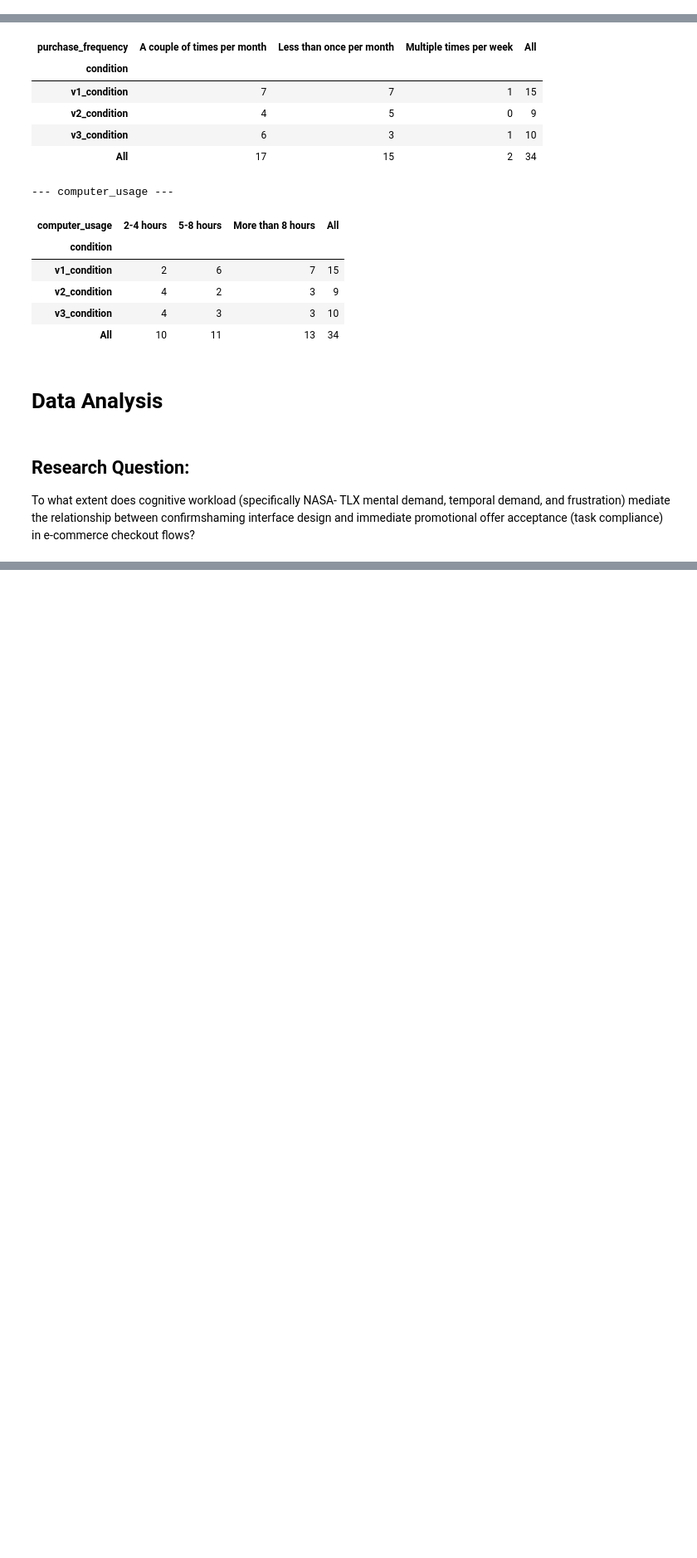
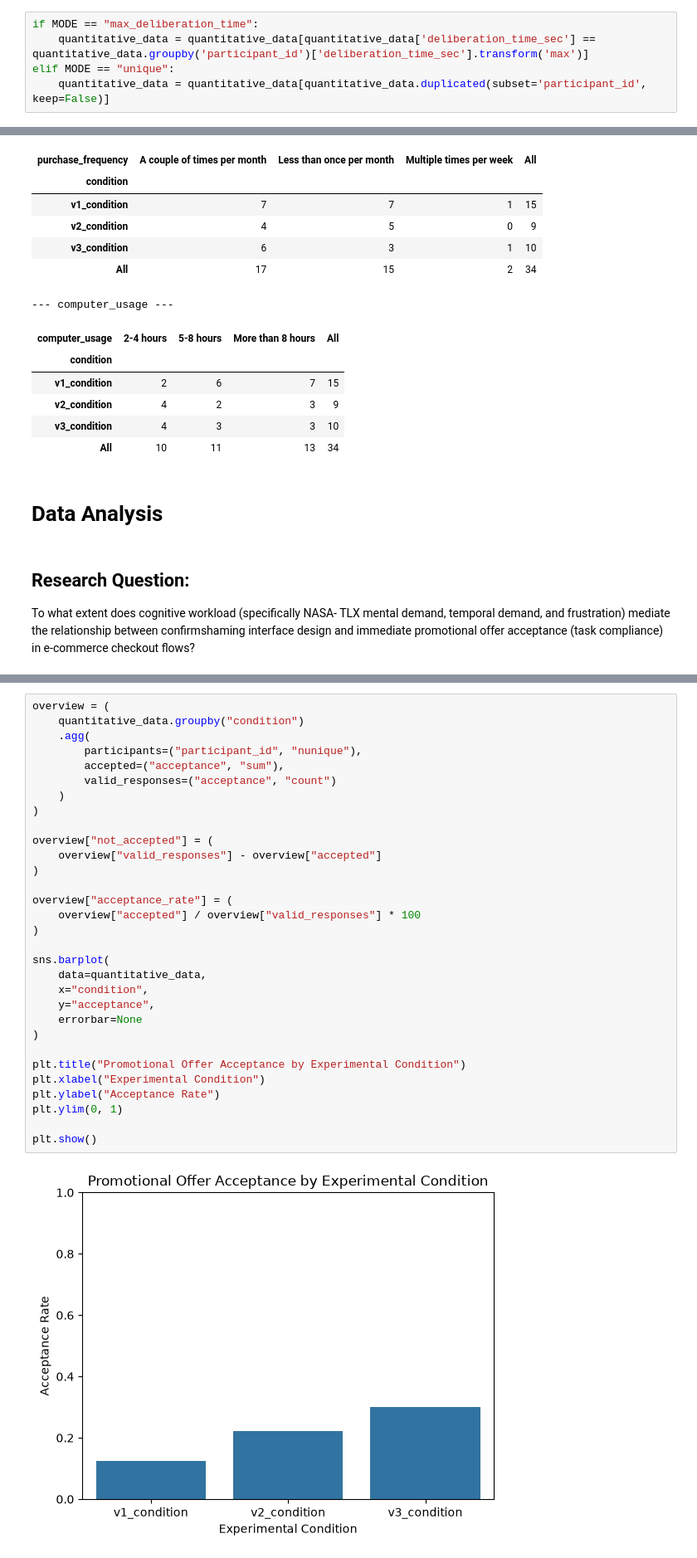
Before and after one commit to alessiozzodemarcozzo/I2202-DeciptivePatterns, a Jupyter notebook: Deciptive_Design_Analysis/deceptive_design_analisys.ipynb, the cells around one changed output, grey strips where cells are left out. Shown at 83% size. Saved outputs shown, nothing was run; the diff lists cells and outputs as text; blank space fills up the shorter version.

Commit message:
added  - condition acceptance rate  - multiple participant id config setting for cutting multiplies or taking only the longest deliberation_time

```diff
--- a/Deciptive_Design_Analysis/deceptive_design_analisys.ipynb
+++ b/Deciptive_Design_Analysis/deceptive_design_analisys.ipynb
@@ -38,0 +69,5 @@ quantitative_data["acceptance"] = quantitative_data["action_taken"].map(acceptan
+# %%
+if MODE == "max_deliberation_time":
+    quantitative_data = quantitative_data[quantitative_data['deliberation_time_sec'] == quantitative_data.groupby('participant_id')['deliberation_time_sec'].transform('max')]
+elif MODE == "unique":
+    quantitative_data = quantitative_data[quantitative_data.duplicated(subset='participant_id', keep=False)]
@@ -142,0 +201,33 @@ acceptance (task compliance) in e-commerce checkout flows?
+# %%
+overview = (
+    quantitative_data.groupby("condition")
+    .agg(
+        participants=("participant_id", "nunique"),
+        accepted=("acceptance", "sum"),
+        valid_responses=("acceptance", "count")
+    )
+)
+
+overview["not_accepted"] = (
+    overview["valid_responses"] - overview["accepted"]
+)
+
+overview["acceptance_rate"] = (
+    overview["accepted"] / overview["valid_responses"] * 100
+)
+
+sns.barplot(
+    data=quantitative_data,
+    x="condition",
+    y="acceptance",
+    errorbar=None
+)
+
+plt.title("Promotional Offer Acceptance by Experimental Condition")
+plt.xlabel("Experimental Condition")
+plt.ylabel("Acceptance Rate")
+plt.ylim(0, 1)
+
+plt.show()
+# %% [output]
+[figure, added]
```
Also changed, not shown: parts of 9 cells of this notebook.
